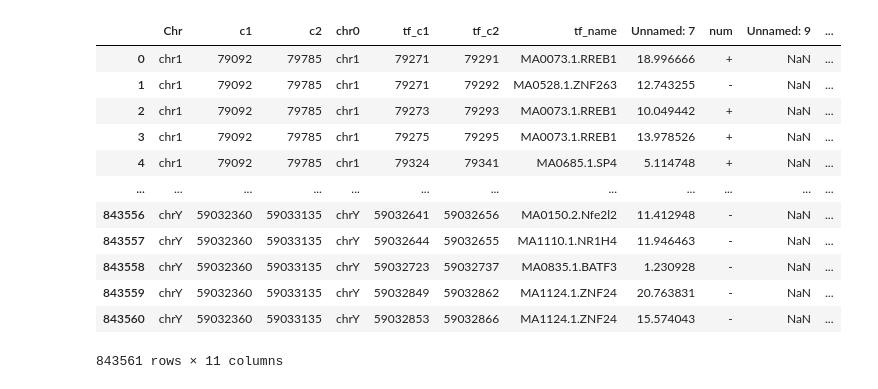
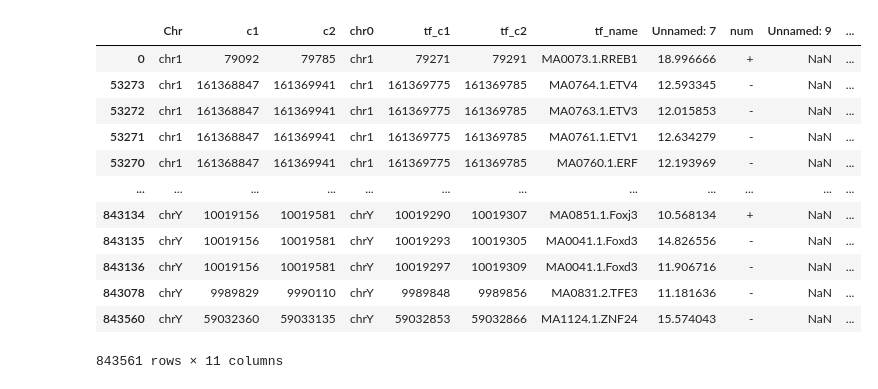
Before and after one commit to sermare/TF_footprints, a Jupyter notebook: tf_matchup.ipynb, the cells around one changed output. Drawn from its saved outputs; the diff is of its cells as text; code cells hidden in the pictures.

Commit message:
description of footprints

```diff
--- a/tf_matchup.ipynb
+++ b/tf_matchup.ipynb
@@ -2,19 +2,20 @@
 import pandas as pd
 import numpy as np
 # %%
-df = pd.read_csv('P503_5.ATAC.peaks.TF.info.txt', "\t")
-df
+TF_footprints = pd.read_csv('P503_5.ATAC.peaks.TF.info.txt', "\t")
+TF_footprints = TF_footprints.sort_values(by ="Chr")
+TF_footprints
 # %% [output]
 |  | Chr | c1 | c2 | chr0 | tf_c1 | tf_c2 | tf_name | Unnamed: 7 | num | Unnamed: 9 | ... |
 | 0 | chr1 | 79092 | 79785 | chr1 | 79271 | 79291 | MA0073.1.RREB1 | 18.996666 | + | NaN | ... |
-| 1 | chr1 | 79092 | 79785 | chr1 | 79271 | 79292 | MA0528.1.ZNF263 | 12.743255 | - | NaN | ... |
-| 2 | chr1 | 79092 | 79785 | chr1 | 79273 | 79293 | MA0073.1.RREB1 | 10.049442 | + | NaN | ... |
-| 3 | chr1 | 79092 | 79785 | chr1 | 79275 | 79295 | MA0073.1.RREB1 | 13.978526 | + | NaN | ... |
-| 4 | chr1 | 79092 | 79785 | chr1 | 79324 | 79341 | MA0685.1.SP4 | 5.114748 | + | NaN | ... |
+| 53273 | chr1 | 161368847 | 161369941 | chr1 | 161369775 | 161369785 | MA0764.1.ETV4 | 12.593345 | - | NaN | ... |
+| 53272 | chr1 | 161368847 | 161369941 | chr1 | 161369775 | 161369785 | MA0763.1.ETV3 | 12.015853 | - | NaN | ... |
+| 53271 | chr1 | 161368847 | 161369941 | chr1 | 161369775 | 161369785 | MA0761.1.ETV1 | 12.634279 | - | NaN | ... |
+| 53270 | chr1 | 161368847 | 161369941 | chr1 | 161369775 | 161369785 | MA0760.1.ERF | 12.193969 | - | NaN | ... |
 | ... | ... | ... | ... | ... | ... | ... | ... | ... | ... | ... | ... |
-| 843556 | chrY | 59032360 | 59033135 | chrY | 59032641 | 59032656 | MA0150.2.Nfe2l2 | 11.412948 | - | NaN | ... |
-| 843557 | chrY | 59032360 | 59033135 | chrY | 59032644 | 59032655 | MA1110.1.NR1H4 | 11.946463 | - | NaN | ... |
-| 843558 | chrY | 59032360 | 59033135 | chrY | 59032723 | 59032737 | MA0835.1.BATF3 | 1.230928 | - | NaN | ... |
-| 843559 | chrY | 59032360 | 59033135 | chrY | 59032849 | 59032862 | MA1124.1.ZNF24 | 20.763831 | - | NaN | ... |
+| 843134 | chrY | 10019156 | 10019581 | chrY | 10019290 | 10019307 | MA0851.1.Foxj3 | 10.568134 | + | NaN | ... |
+| 843135 | chrY | 10019156 | 10019581 | chrY | 10019293 | 10019305 | MA0041.1.Foxd3 | 14.826556 | - | NaN | ... |
+| 843136 | chrY | 10019156 | 10019581 | chrY | 10019297 | 10019309 | MA0041.1.Foxd3 | 11.906716 | - | NaN | ... |
+| 843078 | chrY | 9989829 | 9990110 | chrY | 9989848 | 9989856 | MA0831.2.TFE3 | 11.181636 | - | NaN | ... |
 | 843560 | chrY | 59032360 | 59033135 | chrY | 59032853 | 59032866 | MA1124.1.ZNF24 | 15.574043 | - | NaN | ... |
 843561 rows × 11 columns
```
Also changed, not shown: parts of 22 cells of this notebook, 11 other files.
